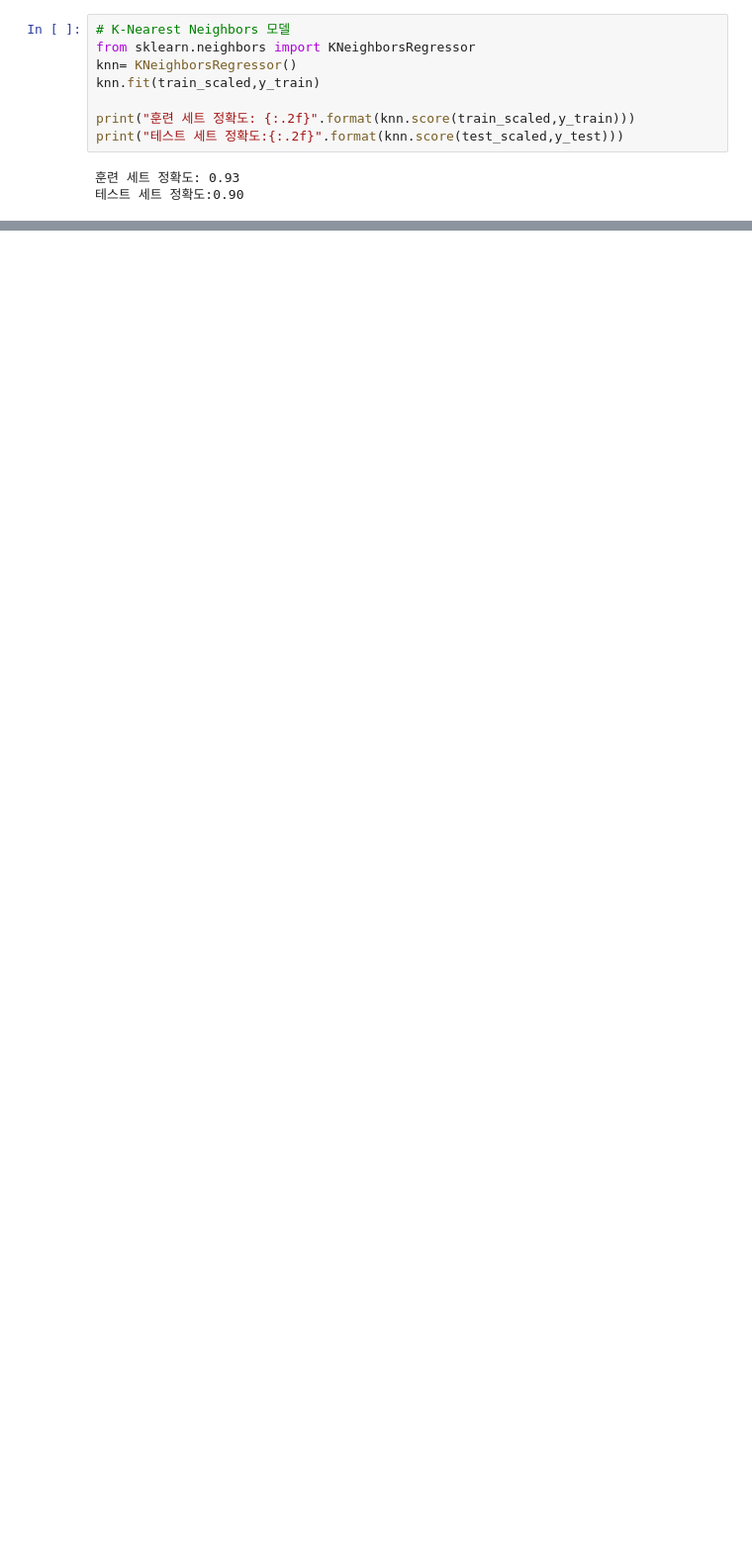
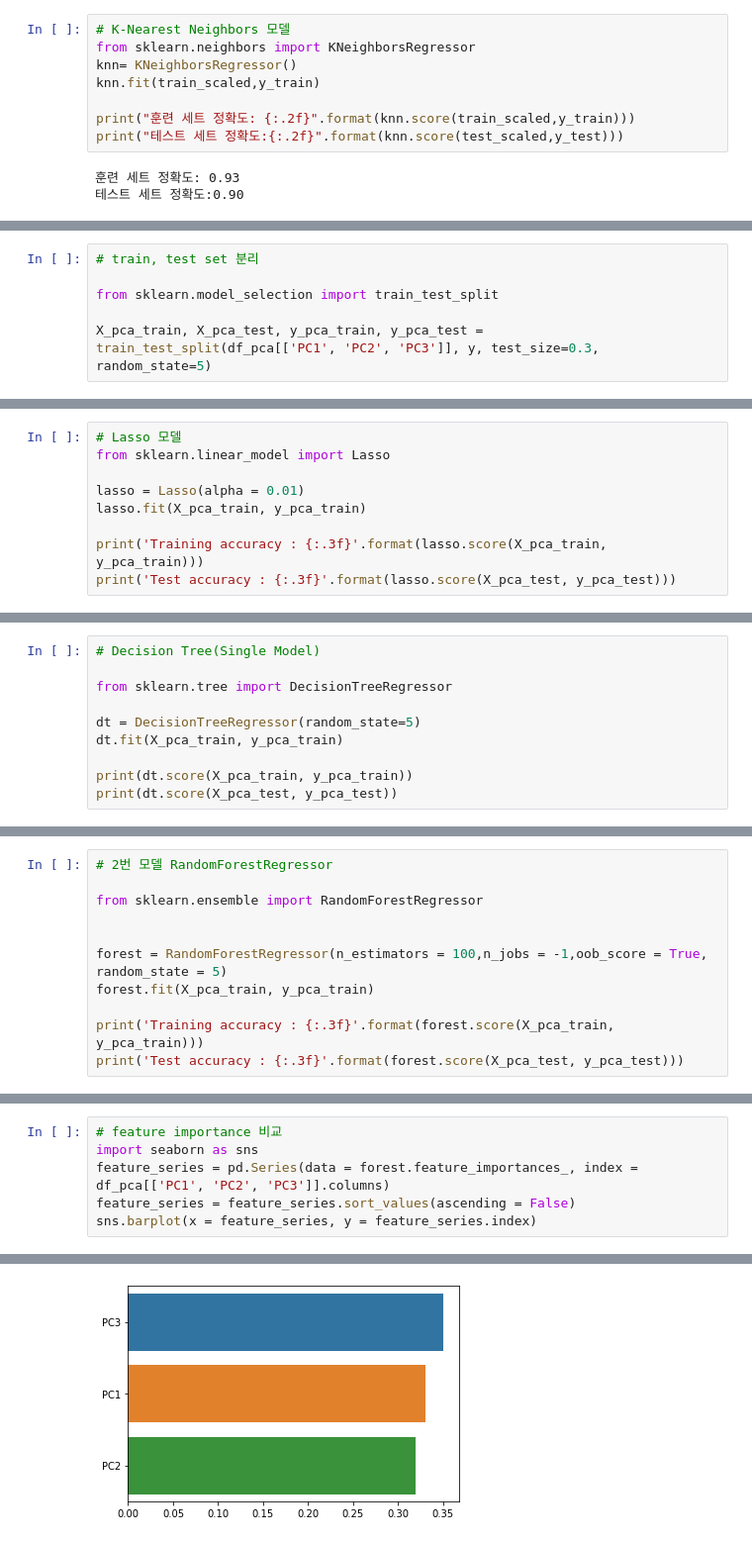
Before and after one commit to SophieShin/ML_selfstudy, a Jupyter notebook: OptionVolatilityEstimation.ipynb, the cells around one changed output, grey strips where cells are left out. Shown at 99% size. Cells and saved outputs as stored; diff of their text form; blank space fills up the shorter version.

```diff
--- a/OptionVolatilityEstimation.ipynb
+++ b/OptionVolatilityEstimation.ipynb
@@ -357,0 +458,6 @@ print("테스트 세트 정확도:{:.2f}".format(knn.score(test_scaled,y_test)))
+# %%
+# train, test set 분리
+
+from sklearn.model_selection import train_test_split
+
+X_pca_train, X_pca_test, y_pca_train, y_pca_test =  train_test_split(df_pca[['PC1', 'PC2', 'PC3']], y, test_size=0.3, random_state=5)
@@ -357,0 +498,9 @@ print("테스트 세트 정확도:{:.2f}".format(knn.score(test_scaled,y_test)))
+# %%
+# Lasso 모델
+from sklearn.linear_model import Lasso
+
+lasso = Lasso(alpha = 0.01)
+lasso.fit(X_pca_train, y_pca_train)
+
+print('Training accuracy : {:.3f}'.format(lasso.score(X_pca_train, y_pca_train)))
+print('Test accuracy : {:.3f}'.format(lasso.score(X_pca_test, y_pca_test)))
@@ -357,0 +510,10 @@ print("테스트 세트 정확도:{:.2f}".format(knn.score(test_scaled,y_test)))
+# %%
+# Decision Tree(Single Model)
+
+from sklearn.tree import DecisionTreeRegressor
+
+dt = DecisionTreeRegressor(random_state=5)
+dt.fit(X_pca_train, y_pca_train)
+
+print(dt.score(X_pca_train, y_pca_train))
+print(dt.score(X_pca_test, y_pca_test))
@@ -357,0 +523,11 @@ print("테스트 세트 정확도:{:.2f}".format(knn.score(test_scaled,y_test)))
+# %%
+# 2번 모델 RandomForestRegressor
+
+from sklearn.ensemble import RandomForestRegressor
+
+
+forest = RandomForestRegressor(n_estimators = 100,n_jobs = -1,oob_score = True, random_state = 5)
+forest.fit(X_pca_train, y_pca_train)
+
+print('Training accuracy : {:.3f}'.format(forest.score(X_pca_train, y_pca_train)))
+print('Test accuracy : {:.3f}'.format(forest.score(X_pca_test, y_pca_test)))
@@ -357,0 +537,7 @@ print("테스트 세트 정확도:{:.2f}".format(knn.score(test_scaled,y_test)))
+# %%
+# feature importance 비교
+import seaborn as sns
+feature_series = pd.Series(data = forest.feature_importances_, index = df_pca[['PC1', 'PC2', 'PC3']].columns)
+feature_series = feature_series.sort_values(ascending = False)
+sns.barplot(x = feature_series, y = feature_series.index)
+# %% [output]
@@ -357,0 +545 @@ print("테스트 세트 정확도:{:.2f}".format(knn.score(test_scaled,y_test)))
+[figure, added]
```
Also changed, not shown: parts of 40 cells of this notebook.
